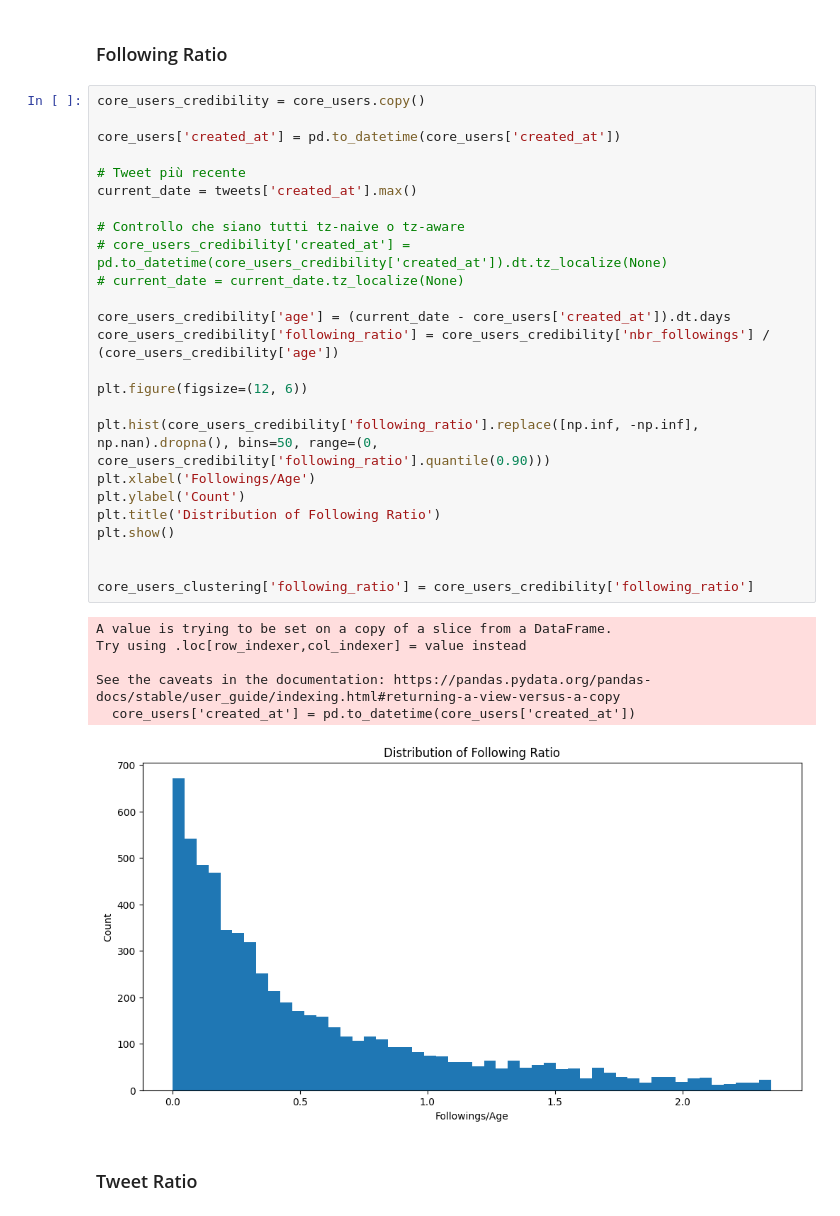
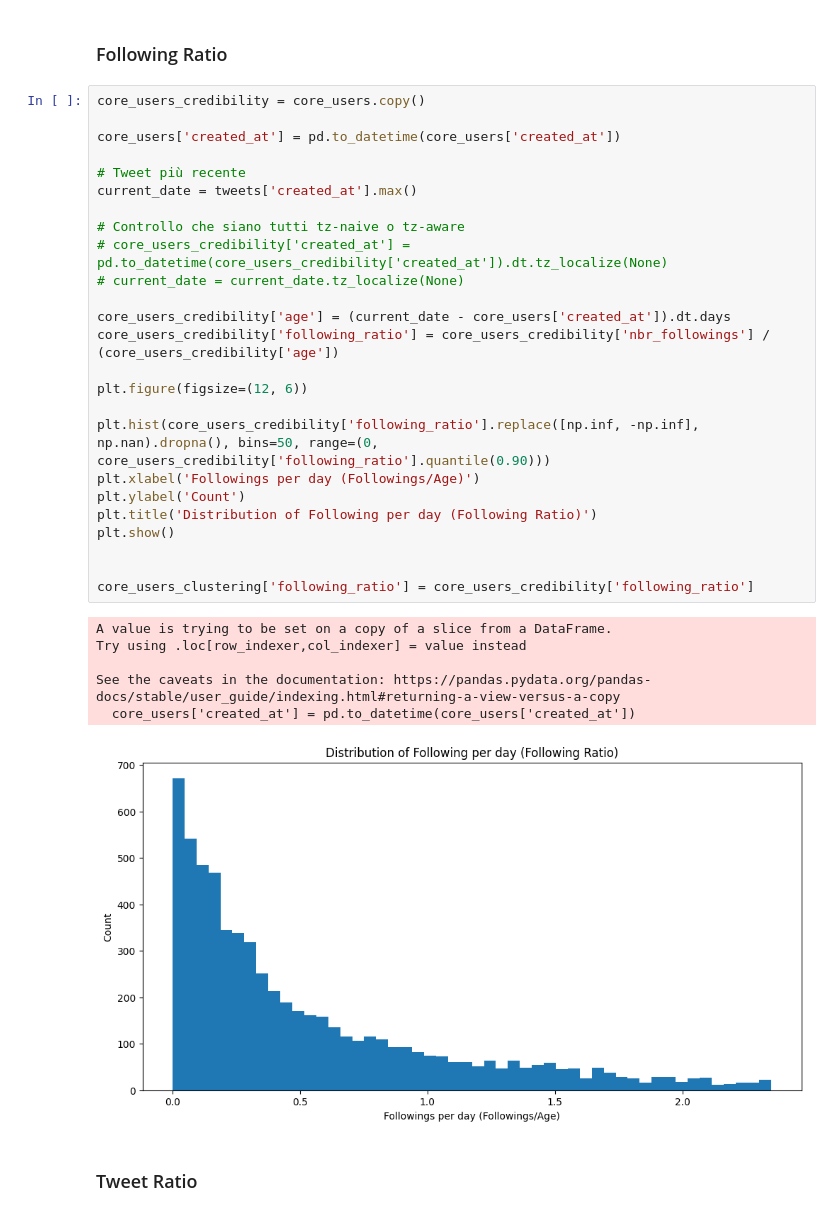
Before and after one commit to davisf20/characterization-of-user-misbehavior-in-online-social-media, a Jupyter notebook: notebooks/parametersTesting.ipynb, the cells around one changed output. Drawn from its saved outputs; the diff is of its cells as text.

```diff
--- a/notebooks/parametersTesting.ipynb
+++ b/notebooks/parametersTesting.ipynb
@@ -116,35 +133,35 @@ core_users_clustering['followers_ratio'] = core_users_credibility['followers_rat
 # %%
 core_users_credibility = core_users.copy()
 
 core_users['created_at'] = pd.to_datetime(core_users['created_at'])
 
 # Tweet più recente
 current_date = tweets['created_at'].max()
 
 # Controllo che siano tutti tz-naive o tz-aware
 # core_users_credibility['created_at'] = pd.to_datetime(core_users_credibility['created_at']).dt.tz_localize(None)
 # current_date = current_date.tz_localize(None)
 
 core_users_credibility['age'] = (current_date - core_users['created_at']).dt.days
 core_users_credibility['following_ratio'] = core_users_credibility['nbr_followings'] / (core_users_credibility['age'])
 
 plt.figure(figsize=(12, 6))
 
 plt.hist(core_users_credibility['following_ratio'].replace([np.inf, -np.inf], np.nan).dropna(), bins=50, range=(0, core_users_credibility['following_ratio'].quantile(0.90)))
-plt.xlabel('Followings/Age')
+plt.xlabel('Followings per day (Followings/Age)')
 plt.ylabel('Count')
-plt.title('Distribution of Following Ratio')
+plt.title('Distribution of Following per day (Following Ratio)')
 plt.show()
 
 
 core_users_clustering['following_ratio'] = core_users_credibility['following_ratio']
 # %% [output]
 A value is trying to be set on a copy of a slice from a DataFrame.
 Try using .loc[row_indexer,col_indexer] = value instead
 
 See the caveats in the documentation: https://pandas.pydata.org/pandas-docs/stable/user_guide/indexing.html#returning-a-view-versus-a-copy
   core_users['created_at'] = pd.to_datetime(core_users['created_at'])
-[figure, old version]
+[figure, new version]
 # %% [markdown]
 ### Tweet Ratio
 # %%
```
Also changed, not shown: parts of 4 cells of this notebook.
